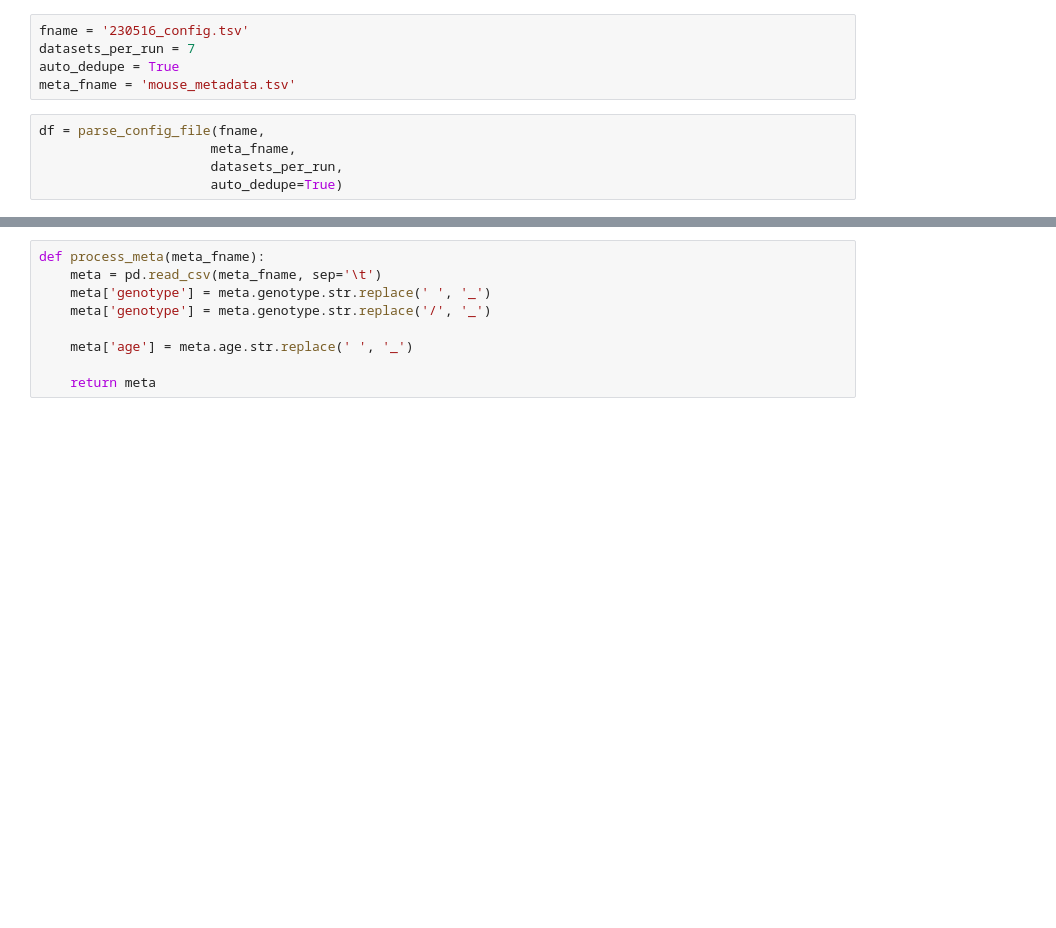
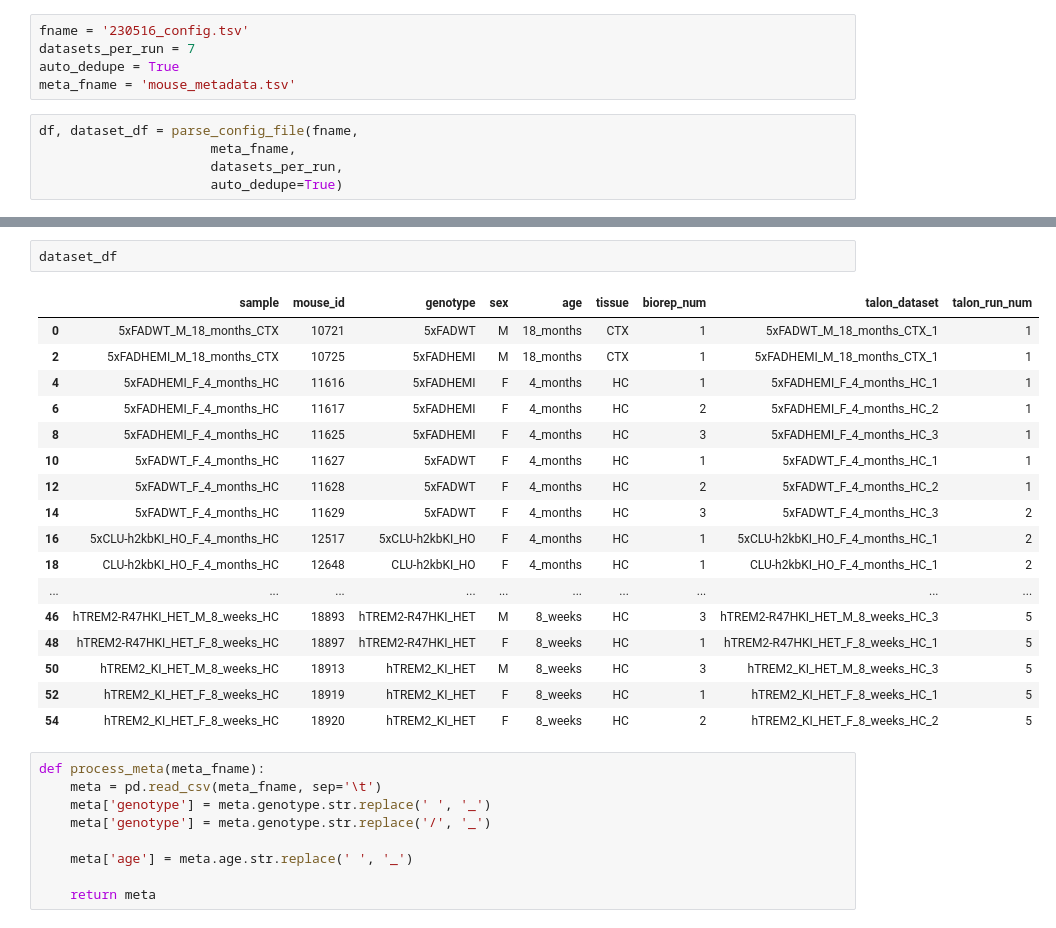
Before and after one commit to gfilimban/modelad_pipeline, a Jupyter notebook: snakemake_dev.ipynb, the cells around one changed output, grey strips where cells are left out. Drawn from its saved outputs; the diff is of its cells as text; blank space fills up the shorter version.

```diff
--- a/snakemake_dev.ipynb
+++ b/snakemake_dev.ipynb
@@ -12,7 +12,7 @@ datasets_per_run = 7
 auto_dedupe = True
 meta_fname = 'mouse_metadata.tsv'
 # %%
-df = parse_config_file(fname,
+df, dataset_df = parse_config_file(fname,
                       meta_fname,
                       datasets_per_run,
                       auto_dedupe=True)
@@ -23,3 +119,23 @@ len(df.index)
+# %%
+dataset_df
+# %% [output]
+|  | sample | mouse_id | genotype | sex | age | tissue | biorep_num | talon_dataset | talon_run_num |
+| 0 | 5xFADWT_M_18_months_CTX | 10721 | 5xFADWT | M | 18_months | CTX | 1 | 5xFADWT_M_18_months_CTX_1 | 1 |
+| 2 | 5xFADHEMI_M_18_months_CTX | 10725 | 5xFADHEMI | M | 18_months | CTX | 1 | 5xFADHEMI_M_18_months_CTX_1 | 1 |
+| 4 | 5xFADHEMI_F_4_months_HC | 11616 | 5xFADHEMI | F | 4_months | HC | 1 | 5xFADHEMI_F_4_months_HC_1 | 1 |
+| 6 | 5xFADHEMI_F_4_months_HC | 11617 | 5xFADHEMI | F | 4_months | HC | 2 | 5xFADHEMI_F_4_months_HC_2 | 1 |
+| 8 | 5xFADHEMI_F_4_months_HC | 11625 | 5xFADHEMI | F | 4_months | HC | 3 | 5xFADHEMI_F_4_months_HC_3 | 1 |
+| 10 | 5xFADWT_F_4_months_HC | 11627 | 5xFADWT | F | 4_months | HC | 1 | 5xFADWT_F_4_months_HC_1 | 1 |
+| 12 | 5xFADWT_F_4_months_HC | 11628 | 5xFADWT | F | 4_months | HC | 2 | 5xFADWT_F_4_months_HC_2 | 1 |
+| 14 | 5xFADWT_F_4_months_HC | 11629 | 5xFADWT | F | 4_months | HC | 3 | 5xFADWT_F_4_months_HC_3 | 2 |
+| 16 | 5xCLU-h2kbKI_HO_F_4_months_HC | 12517 | 5xCLU-h2kbKI_HO | F | 4_months | HC | 1 | 5xCLU-h2kbKI_HO_F_4_months_HC_1 | 2 |
+| 18 | CLU-h2kbKI_HO_F_4_months_HC | 12648 | CLU-h2kbKI_HO | F | 4_months | HC | 1 | CLU-h2kbKI_HO_F_4_months_HC_1 | 2 |
+| ... | ... | ... | ... | ... | ... | ... | ... | ... | ... |
+| 46 | hTREM2-R47HKI_HET_M_8_weeks_HC | 18893 | hTREM2-R47HKI_HET | M | 8_weeks | HC | 3 | hTREM2-R47HKI_HET_M_8_weeks_HC_3 | 5 |
+| 48 | hTREM2-R47HKI_HET_F_8_weeks_HC | 18897 | hTREM2-R47HKI_HET | F | 8_weeks | HC | 1 | hTREM2-R47HKI_HET_F_8_weeks_HC_1 | 5 |
+| 50 | hTREM2_KI_HET_M_8_weeks_HC | 18913 | hTREM2_KI_HET | M | 8_weeks | HC | 3 | hTREM2_KI_HET_M_8_weeks_HC_3 | 5 |
+| 52 | hTREM2_KI_HET_F_8_weeks_HC | 18919 | hTREM2_KI_HET | F | 8_weeks | HC | 1 | hTREM2_KI_HET_F_8_weeks_HC_1 | 5 |
+| 54 | hTREM2_KI_HET_F_8_weeks_HC | 18920 | hTREM2_KI_HET | F | 8_weeks | HC | 2 | hTREM2_KI_HET_F_8_weeks_HC_2 | 5 |
 # %%
 def process_meta(meta_fname):
     meta = pd.read_csv(meta_fname, sep='\t')
```
Also changed, not shown: parts of 3 cells of this notebook, 3 other files.
